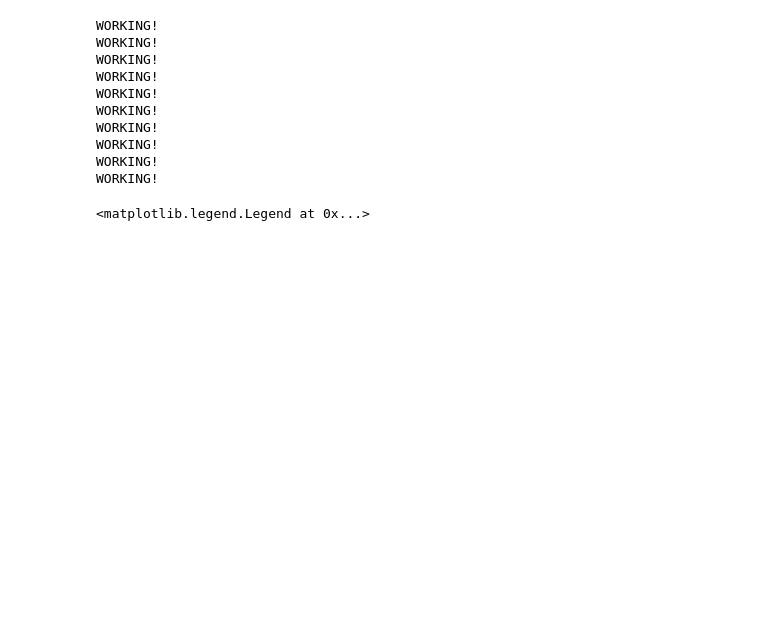
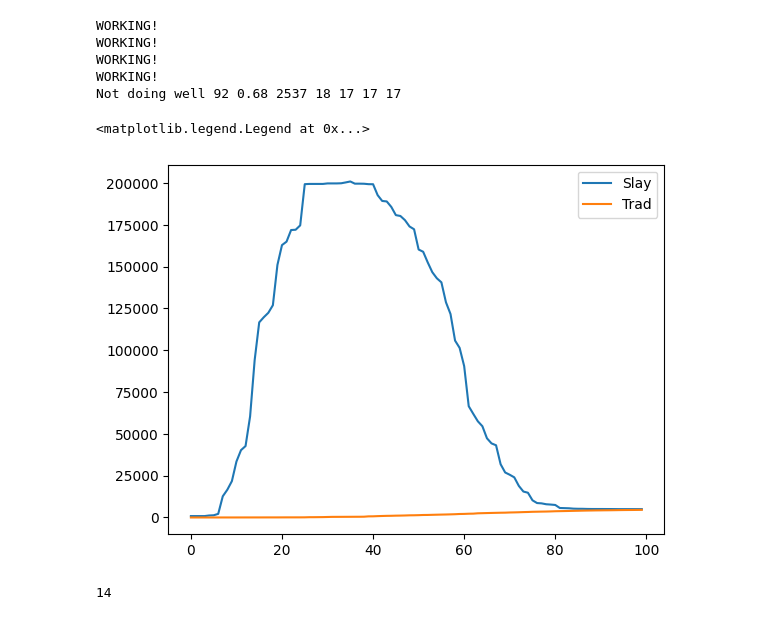
Before and after one commit to weathon/slay, a Jupyter notebook: SlayTree_vs_OldCMT.ipynb, the cells around one changed output. Saved outputs shown, nothing was run; the diff lists cells and outputs as text; code cells hidden in the pictures; blank space fills up the shorter version.

```diff
--- a/SlayTree_vs_OldCMT.ipynb
+++ b/SlayTree_vs_OldCMT.ipynb
@@ -370,12 +370,16 @@ def searchTree(root, id, r, ans):
       ans.append(root.objectA)
     return
 
+  dF1 = 0
+  dF2 = 0
   if not root.F1 is None:
-    if d(root.F1, id)<=r:
+    dF1 = d(root.F1, id)
+    if dF1<=r:
       ans.append(root.F1)
 
   if not root.F2 is None:
-    if d(root.F2, id)<=r:
+    dF2 = d(root.F2, id)
+    if dF2<=r:
         ans.append(root.F2)
 
   dA = d(root.objectA, id)
@@ -387,8 +391,21 @@ def searchTree(root, id, r, ans):
 
   # halfway = d(root.objectA, root.objectB) #(could be precomputed)
 
+  """
+  If the distance between the ball and any point on the ellipse is less than or equal to the radius of the ball, then they intercept.
+  --GPT
+
+  We can change it to if d(any point on the ball, ellipse center)<=2a
+  soapy weidao jidong kouke
+   d(any point on the ball, ellipse center) = d(cball, cepplise)-rball
+   huiyibiqishuangxiamian wenle 4 hihouhuangrandawu bujiushi kk
+   if center is in: dF1+dF2<=r
+   """
   # if dA-r<=dB+r:
-  if (1-root.ratio)*(dA)-r<=root.ratio*(dB)+r:
+  if (1-root.ratio)*(dA)-r<=root.ratio*(dB)+r: #guan bu de bu xing (kunkk) haimeiyou xie zhege daima neng
+    if not root.F1 is None:
+      if min(dF1, dF2)>=2*r:#not tightest but should work
+        searchTree(root.left,id,r, ans)
     searchTree(root.left,id,r, ans)
   if root.ratio*(dB)-r<=(1-root.ratio)*(dA)+r:
   # if dB-r<=dA+r:
@@ -463,48 +480,44 @@ WORKING!
 WORKING!
 WORKING!
 WORKING!
-WORKING!
-WORKING!
-WORKING!
-WORKING!
-WORKING!
-WORKING!
+Not doing well 92 0.68 2537 18 17 17 17
 # %%
 objectSets = []
-for i in range(500):
+for i in range(5000):
   tmp = dataPoint(randomArray(), i)
   objectSets.append(tmp)
 
 
 counts = 0
 
 slaytree = buildTree(objectSets)
 CMT = ConstructBallTree(BallTreeNode(), objectSets)
 generateCMTData(CMT)
 
 a = []
 b = []
 target = 6
 for r in np.arange(0,1,0.01):
   ans1 = searchBF(objectSets, objectSets[target], r)
   ans2 = []
   counts = 0
   searchTree(slaytree, objectSets[target], r, ans2)
   ans3 = []
   stack =[]
   counts1 = counts
   counts = 0
   BaselineSearchRadius(CMT, objectSets[target], r, ans3) #even baseline is better
   counts2 = counts
   # print(len(ans1), len(ans2), len(ans3))
   # print(counts1, counts2) #so nervous kunyunexkunyun
   a.append(counts1)
   b.append(counts2)
 pylab.plot(a, label="Slay")
 pylab.plot(b, label="Trad")
 pylab.legend()
 # %% [output]
 <matplotlib.legend.Legend at 0x...>
+[figure, added]
 # %%
 def countHeight(root):
   if root is None:
@@ -513,6 +526,8 @@ def countHeight(root):
 # %%
 countHeight(slaytree)
 # log2(10_000)=13.2877124
+# %% [output]
+14
 # %%
 def checkBalence(root):
   if root is None:
```
Also changed, not shown: parts of 1 cell of this notebook.
